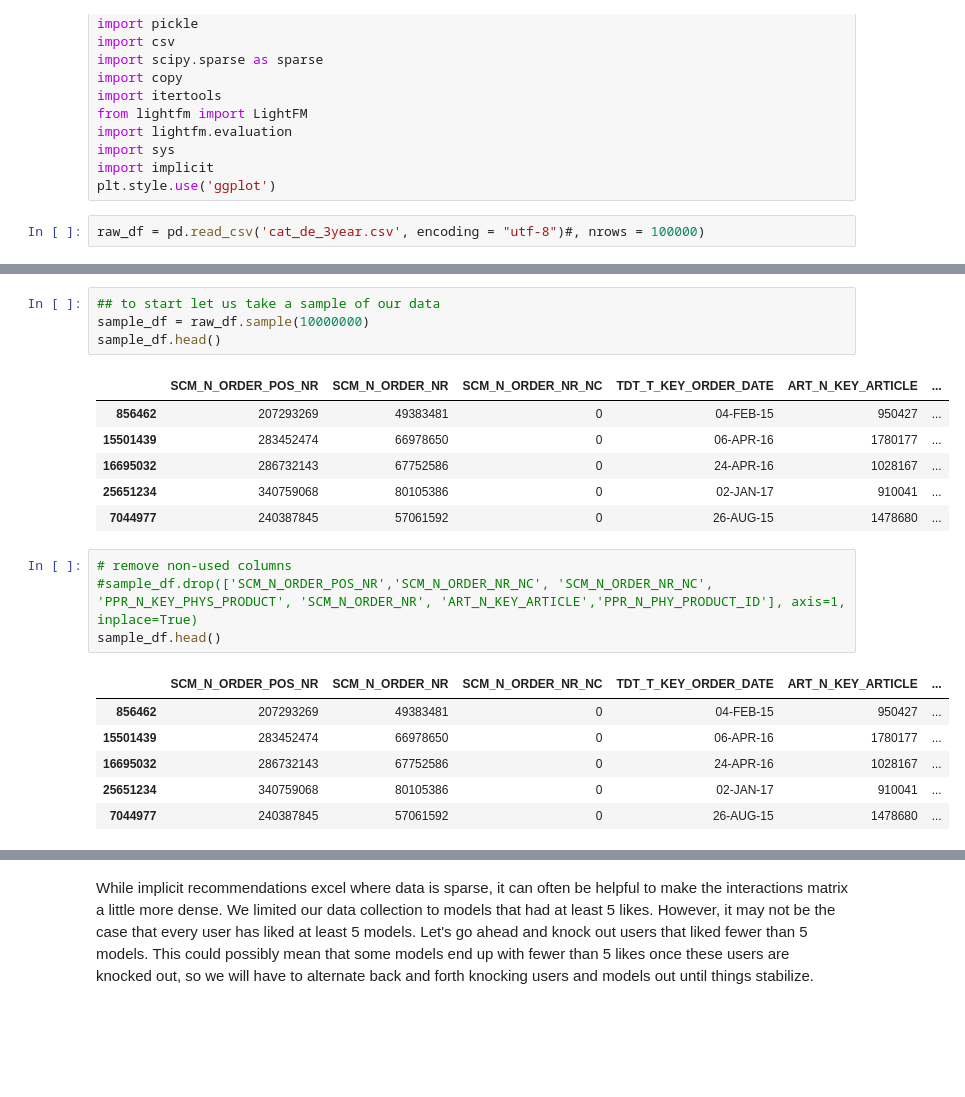
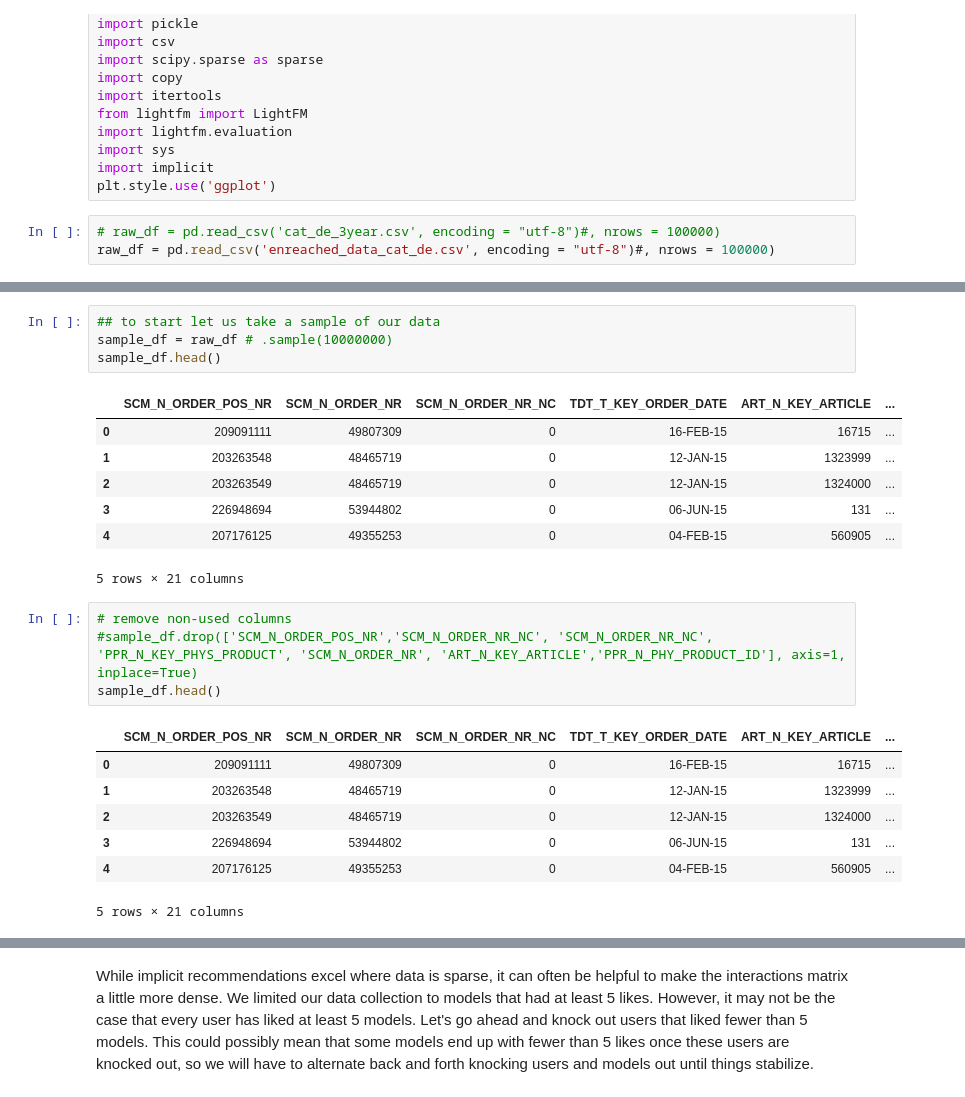
Before and after one commit to VladPrytula/RecommenderSystems, a Jupyter notebook: ImplicitRS.ipynb, the cells around one changed output, grey strips where cells are left out. Cells and saved outputs as stored; diff of their text form; blank space fills up the shorter version.

```diff
--- a/ImplicitRS.ipynb
+++ b/ImplicitRS.ipynb
@@ -27,4 +27,5 @@ import sys
 import implicit
 plt.style.use('ggplot')
 # %%
-raw_df = pd.read_csv('cat_de_3year.csv', encoding = "utf-8")#, nrows = 100000)
+# raw_df = pd.read_csv('cat_de_3year.csv', encoding = "utf-8")#, nrows = 100000)
+raw_df = pd.read_csv('enreached_data_cat_de.csv', encoding = "utf-8")#, nrows = 100000)
@@ -31,25 +50,27 @@ raw_df = pd.read_csv('cat_de_3year.csv', encoding = "utf-8")#, nrows = 100000)
 # %%
 ## to start let us take a sample of our data
-sample_df = raw_df.sample(10000000)
+sample_df = raw_df # .sample(10000000)
 sample_df.head()
 # %% [output]
 |  | SCM_N_ORDER_POS_NR | SCM_N_ORDER_NR | SCM_N_ORDER_NR_NC | TDT_T_KEY_ORDER_DATE | ART_N_KEY_ARTICLE | ... |
-| 856462 | 207293269 | 49383481 | 0 | 04-FEB-15 | 950427 | ... |
-| 15501439 | 283452474 | 66978650 | 0 | 06-APR-16 | 1780177 | ... |
-| 16695032 | 286732143 | 67752586 | 0 | 24-APR-16 | 1028167 | ... |
-| 25651234 | 340759068 | 80105386 | 0 | 02-JAN-17 | 910041 | ... |
-| 7044977 | 240387845 | 57061592 | 0 | 26-AUG-15 | 1478680 | ... |
+| 0 | 209091111 | 49807309 | 0 | 16-FEB-15 | 16715 | ... |
+| 1 | 203263548 | 48465719 | 0 | 12-JAN-15 | 1323999 | ... |
+| 2 | 203263549 | 48465719 | 0 | 12-JAN-15 | 1324000 | ... |
+| 3 | 226948694 | 53944802 | 0 | 06-JUN-15 | 131 | ... |
+| 4 | 207176125 | 49355253 | 0 | 04-FEB-15 | 560905 | ... |
+5 rows × 21 columns
 # %%
 # remove non-used columns
 #sample_df.drop(['SCM_N_ORDER_POS_NR','SCM_N_ORDER_NR_NC', 'SCM_N_ORDER_NR_NC', 'PPR_N_KEY_PHYS_PRODUCT', 'SCM_N_ORDER_NR', 'ART_N_KEY_ARTICLE','PPR_N_PHY_PRODUCT_ID'], axis=1, inplace=True)
 sample_df.head()
 # %% [output]
 |  | SCM_N_ORDER_POS_NR | SCM_N_ORDER_NR | SCM_N_ORDER_NR_NC | TDT_T_KEY_ORDER_DATE | ART_N_KEY_ARTICLE | ... |
-| 856462 | 207293269 | 49383481 | 0 | 04-FEB-15 | 950427 | ... |
-| 15501439 | 283452474 | 66978650 | 0 | 06-APR-16 | 1780177 | ... |
-| 16695032 | 286732143 | 67752586 | 0 | 24-APR-16 | 1028167 | ... |
-| 25651234 | 340759068 | 80105386 | 0 | 02-JAN-17 | 910041 | ... |
-| 7044977 | 240387845 | 57061592 | 0 | 26-AUG-15 | 1478680 | ... |
+| 0 | 209091111 | 49807309 | 0 | 16-FEB-15 | 16715 | ... |
+| 1 | 203263548 | 48465719 | 0 | 12-JAN-15 | 1323999 | ... |
+| 2 | 203263549 | 48465719 | 0 | 12-JAN-15 | 1324000 | ... |
+| 3 | 226948694 | 53944802 | 0 | 06-JUN-15 | 131 | ... |
+| 4 | 207176125 | 49355253 | 0 | 04-FEB-15 | 560905 | ... |
+5 rows × 21 columns
 # %%
 sample_renamed_df = sample_df.rename(index=str, columns = {'CUS_N_KEY_CUSTOMER': 'uid',
                                                    'ART_N_KEY_ARTICLE': 'mid',
```
Also changed, not shown: parts of 29 cells of this notebook.
